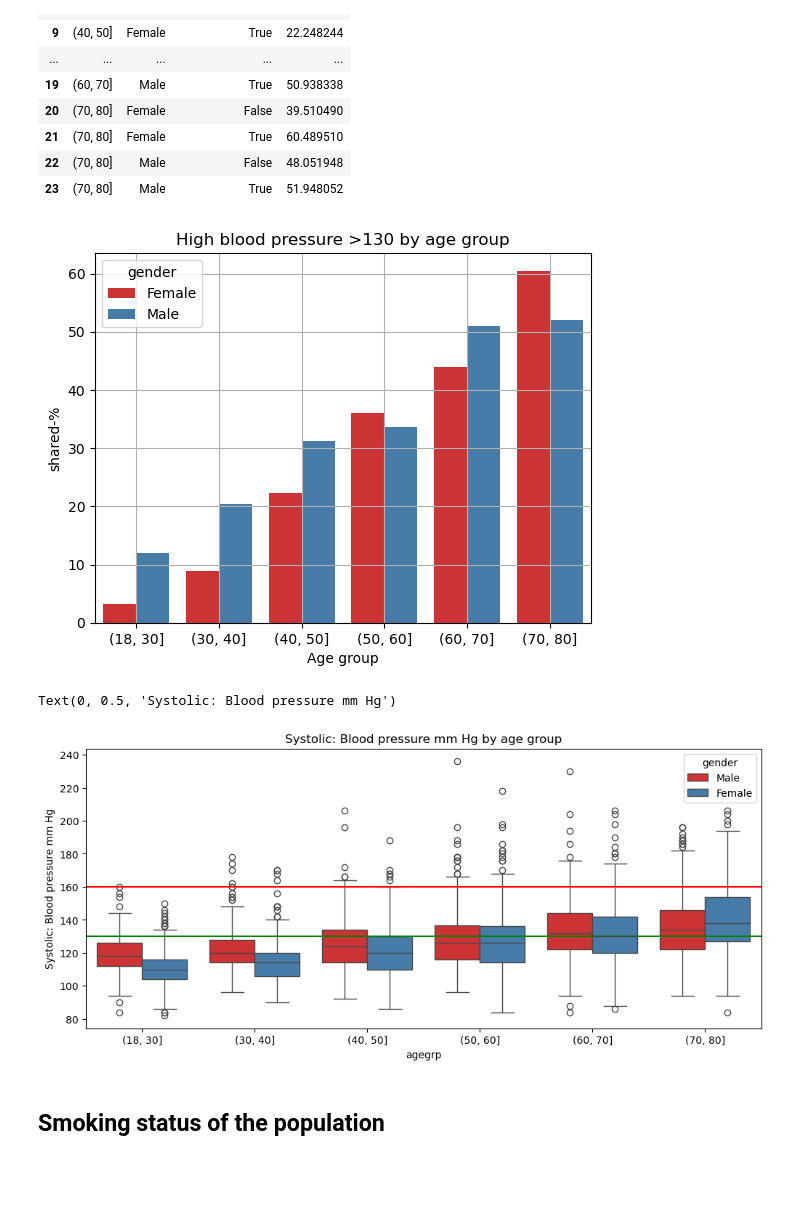
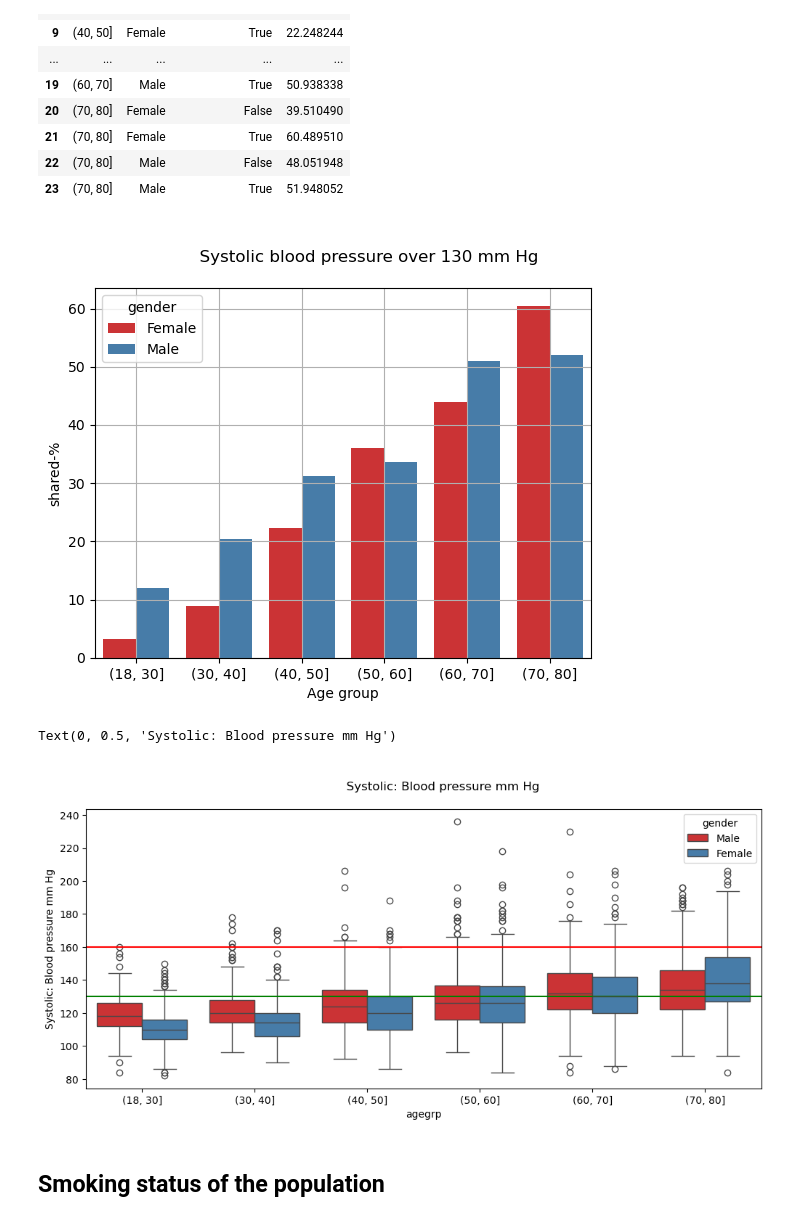
Before and after one commit to jahokas/statistics, a Jupyter notebook: nhanes_study.ipynb, the cells around one changed output. Cells and saved outputs as stored; diff of their text form; code cells hidden in the pictures; blank space fills up the shorter version.

Commit message:
Distributions plots finished

```diff
--- a/nhanes_study.ipynb
+++ b/nhanes_study.ipynb
@@ -209,21 +206,25 @@ z.style.apply(highlight_rows, axis=1)
 | 23 | (70, 80] | Male | True | 51.948052 |
 # %%
 sns.barplot(data=z.query('elevated_bloodpr == True'), x="agegrp", y="shared-%", hue="gender", palette="Set1")
-plt.title("High blood pressure >130 by age group")
+plt.title("""
+          Systolic blood pressure over 130 mm Hg
+          """)
 plt.xlabel('Age group')
 plt.grid(True)
 # %% [output]
-[figure, old version]
+[figure, new version]
 # %%
 plt.figure(figsize=(12, 5))
 sns.boxplot(x="agegrp", y="BPXSY1", hue="gender", data=da, palette="Set1")
-plt.title("Systolic: Blood pressure mm Hg by age group")
+plt.title("""
+          Systolic: Blood pressure mm Hg
+          """)
 plt.axhline(y=130,  color="green")
 plt.axhline(y=160,  color="red")
 plt.ylabel('Systolic: Blood pressure mm Hg')
 # %% [output]
 Text(0, 0.5, 'Systolic: Blood pressure mm Hg')
-[figure, old version]
+[figure, new version]
 # %% [markdown]
 ## Smoking status of the population
 # %%
```
Also changed, not shown: parts of 29 cells of this notebook.
